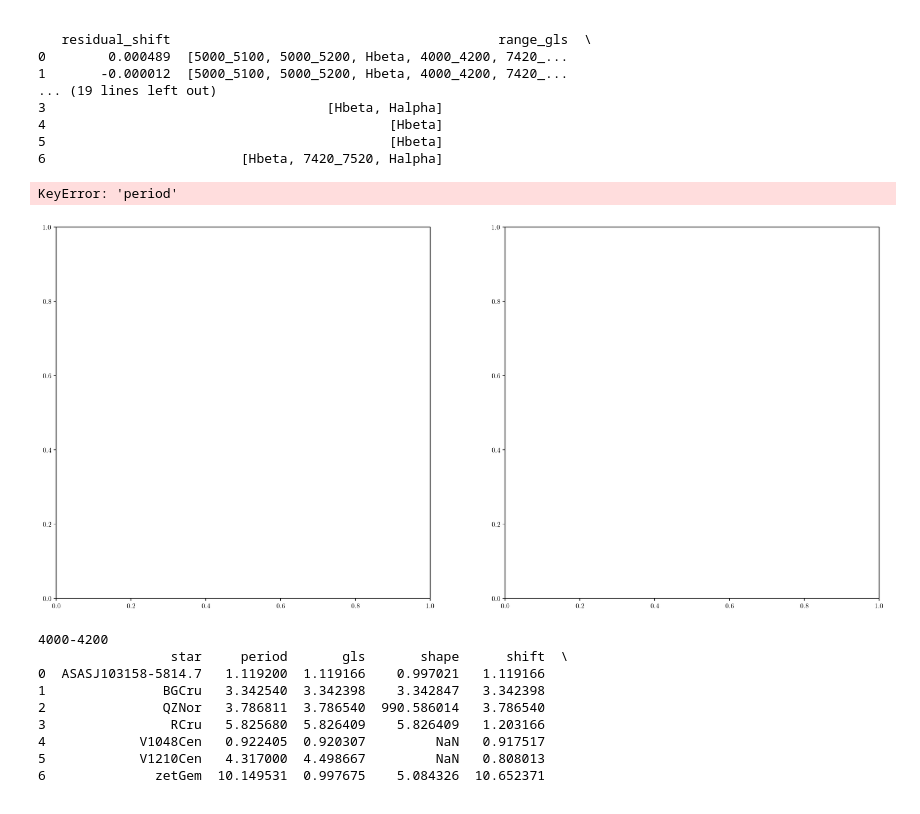
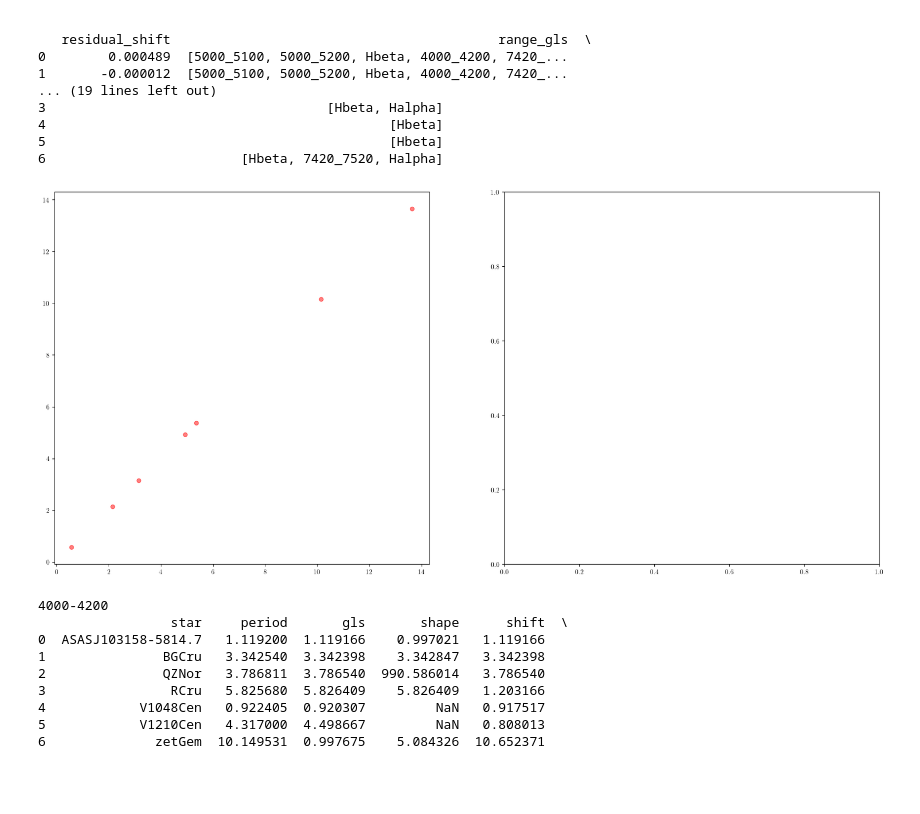
Before and after one commit to kbarbey/Master-Thesis, a Jupyter notebook: main/one-to-one/one-to-one_spartapreprocess.ipynb, the cells around one changed output. Drawn from its saved outputs; the diff is of its cells as text; code cells hidden in the pictures.

```diff
--- a/main/one-to-one/one-to-one_spartapreprocess.ipynb
+++ b/main/one-to-one/one-to-one_spartapreprocess.ipynb
@@ -495,7 +495,3 @@ for (idx,range),key in zip(enumerate(range_size_hermes),hermes_data.keys()):
     #merge merged_coralie_peaks and coralie14_residuals on star and period
     merged_hermes = pd.merge(merged_hermes_peaks, hermes_residuals, on=['star', 'period'])
     hermes_data[key] = merged_hermes
-# %%
-for key in hermes_data.keys():
-    print(key)
-    print(hermes_data[key])
@@ -590,9 +568,13 @@ print(best_periods_hermes)
 # %%
 #plot one to one with best_periods_hermes
 fig,ax = plt.subplots(1,2,figsize=(22,10))
+
+ax[0].scatter(hermes_data[key]['period'], best_periods_hermes['shape'], marker='o', color='red', label='Shape',alpha=0.5)
+ax[0].text
+# plt.savefig('Hermes_mixed_onetoone_best_periods.pdf')
+plt.show()
 # %% [output]
-KeyError: 'period'
-[figure, old version]
+[figure, new version]
 # %%
 coralie_data = {'4000-4200':pd.DataFrame(columns=['star', 'period', 'gls', 'shape', 'shift','residual_gls','residual_shape','residual_shift'], dtype=float)
                 ,'Hbeta':pd.DataFrame(columns=['star', 'period', 'gls', 'shape', 'shift','residual_gls','residual_shape','residual_shift'], dtype=float)
```
Also changed, not shown: parts of 1 cell of this notebook.
